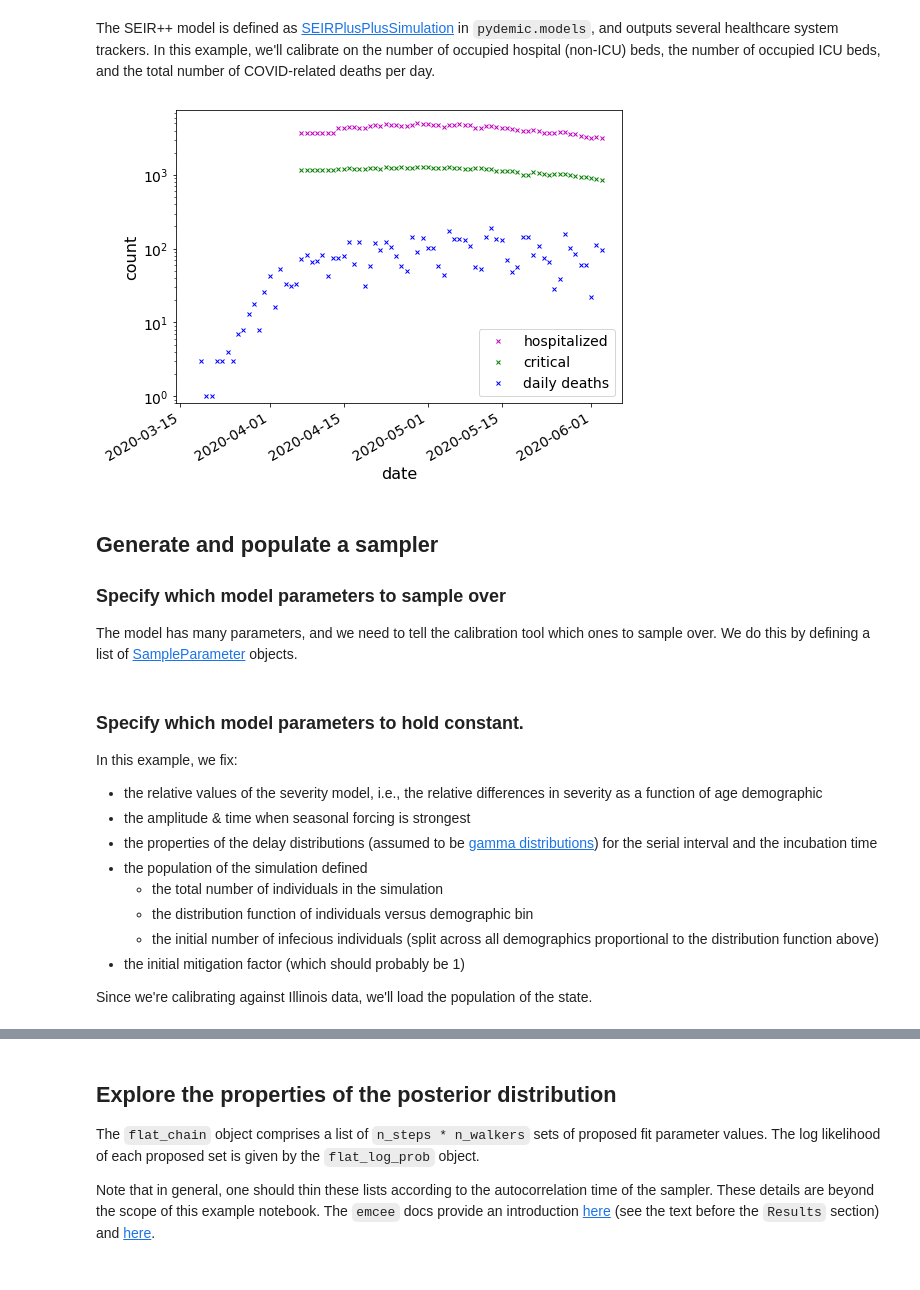
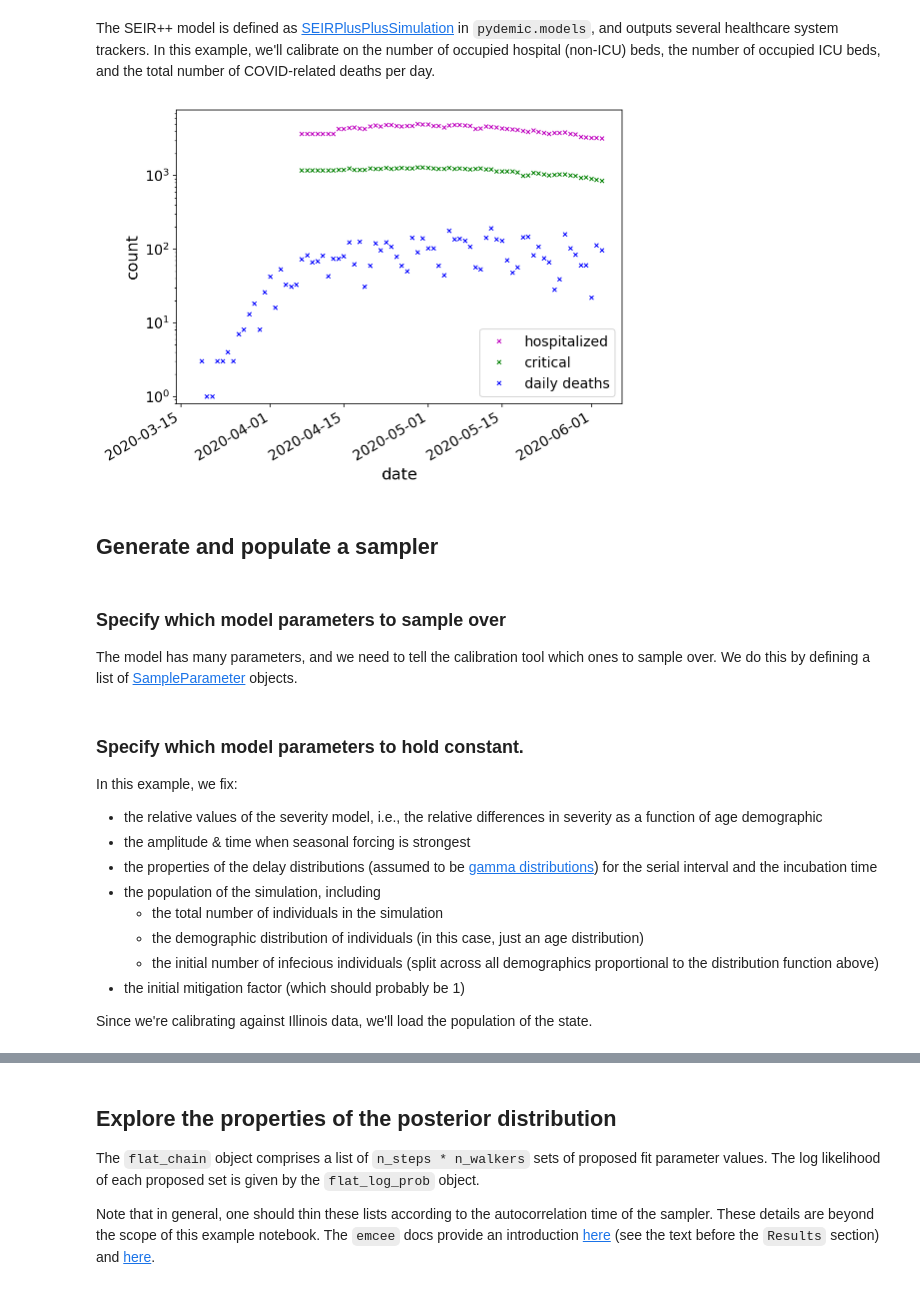
Before and after one commit to uiuc-covid19-modeling/pydemic, a Jupyter notebook: examples/calibration.ipynb, the cells around one changed output, grey strips where cells are left out. Saved outputs shown, nothing was run; the diff lists cells and outputs as text; code cells hidden in the pictures.

````diff
--- a/examples/calibration.ipynb
+++ b/examples/calibration.ipynb
@@ -5,7 +21,7 @@ In this example, we load public data from the covidtracking.com for Illinois. Th
 # %%
 from pydemic.data.united_states import covid_tracking
-data = covid_tracking("Illinois")
-display(data)
+all_data = covid_tracking("Illinois")
+all_data
 # %% [output]
 |  | positive | negative | pending | hospitalized | hospitalized_cumulative | critical | in_icu_cumulative | ... |
 | date |  |  |  |  |  |  |  | ... |
@@ -24,33 +40,30 @@ display(data)
 # %% [markdown]
 The SEIR++ model is defined as [SEIRPlusPlusSimulation](https://pydemic.readthedocs.io/en/latest/ref_models.html#pydemic.models.SEIRPlusPlusSimulation) in ```pydemic.models```, and outputs several healthcare system trackers. In this example, we'll calibrate on the number of occupied hospital (non-ICU) beds, the number of occupied ICU beds, and the total number of COVID-related deaths per day.
 # %%
-from pandas.plotting import register_matplotlib_converters
-register_matplotlib_converters()
-
 import matplotlib.pyplot as plt
-data_to_fit = data.loc[:, ['hospitalized', 'critical', 'all_dead_incr']]
-#data_to_fit['hospitalized'] = data['hospitalized_currently']
+data = all_data.loc[:, ['hospitalized', 'critical', 'all_dead_incr']]
 
 fig, ax = plt.subplots(1, 1, figsize=(8, 6))
-ax.plot(data_to_fit.index, data_to_fit.hospitalized, 'xm', ms=4, label='hospitalized')
-ax.plot(data_to_fit.index, data_to_fit.critical, 'xg', ms=4, label='critical')
-ax.plot(data_to_fit.index, data_to_fit.all_dead_incr, 'xb', ms=4, label='daily deaths')
+ax.plot(data.index, data.hospitalized, 'xm', ms=4, label='hospitalized')
+ax.plot(data.index, data.critical, 'xg', ms=4, label='critical')
+ax.plot(data.index, data.all_dead_incr, 'xb', ms=4, label='daily deaths')
 
 ax.legend(fontsize=14)
 ax.tick_params(labelsize=14)
 ax.set_xlabel('date', fontsize=16)
 ax.set_ylabel('count', fontsize=16)
 ax.set_yscale('log')
 ax.set_ylim(ymin=0.8)
 fig.autofmt_xdate()
 # %% [output]
-[figure, old version]
+[figure, new version]
+# %% [markdown]
+## Generate and populate a sampler
 # %% [markdown]
-## Generate and populate a sampler
-
 ### Specify which model parameters to sample over
 
-The model has many parameters, and we need to tell the calibration tool which ones to sample over. We do this by defining a list of [SampleParameter](https://pydemic.readthedocs.io/en/latest/ref_sampling.html#pydemic.SampleParameter) objects.
+The model has many parameters, and we need to tell the calibration tool which ones to sample over.
+We do this by defining a list of [SampleParameter](https://pydemic.readthedocs.io/en/latest/ref_sampling.html#pydemic.SampleParameter) objects.
 # %%
 from pydemic.sampling import SampleParameter
 import numpy as np
@@ -84,10 +97,11 @@ sample_parameters = [
 In this example, we fix:
 - the relative values of the severity model, i.e., the relative differences in severity as a function of age demographic
 - the amplitude & time when seasonal forcing is strongest
-- the properties of the delay distributions (assumed to be [gamma distributions](FIXME)) for the serial interval and the incubation time
-- the population of the simulation defined
+- the properties of the delay distributions (assumed to be [gamma distributions](https://pydemic.readthedocs.io/en/latest/ref_models.html#pydemic.GammaDistribution))
+for the serial interval and the incubation time
+- the population of the simulation, including
    - the total number of individuals in the simulation
-   - the distribution function of individuals versus demographic bin
+   - the demographic distribution of individuals (in this case, just an age distribution)
    - the initial number of infecious individuals (split across all demographics proportional to the distribution function above)
 - the initial mitigation factor (which should probably be 1)
 
````
Also changed, not shown: parts of 15 cells of this notebook, 2 other files.
